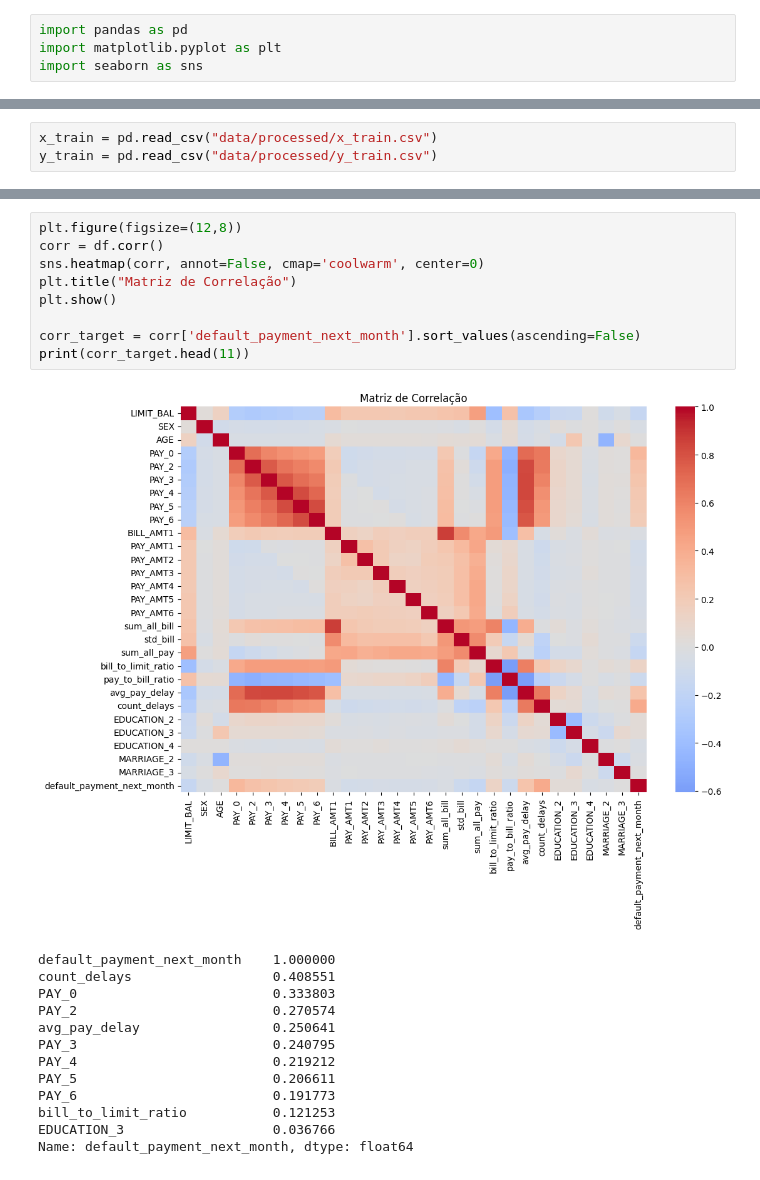
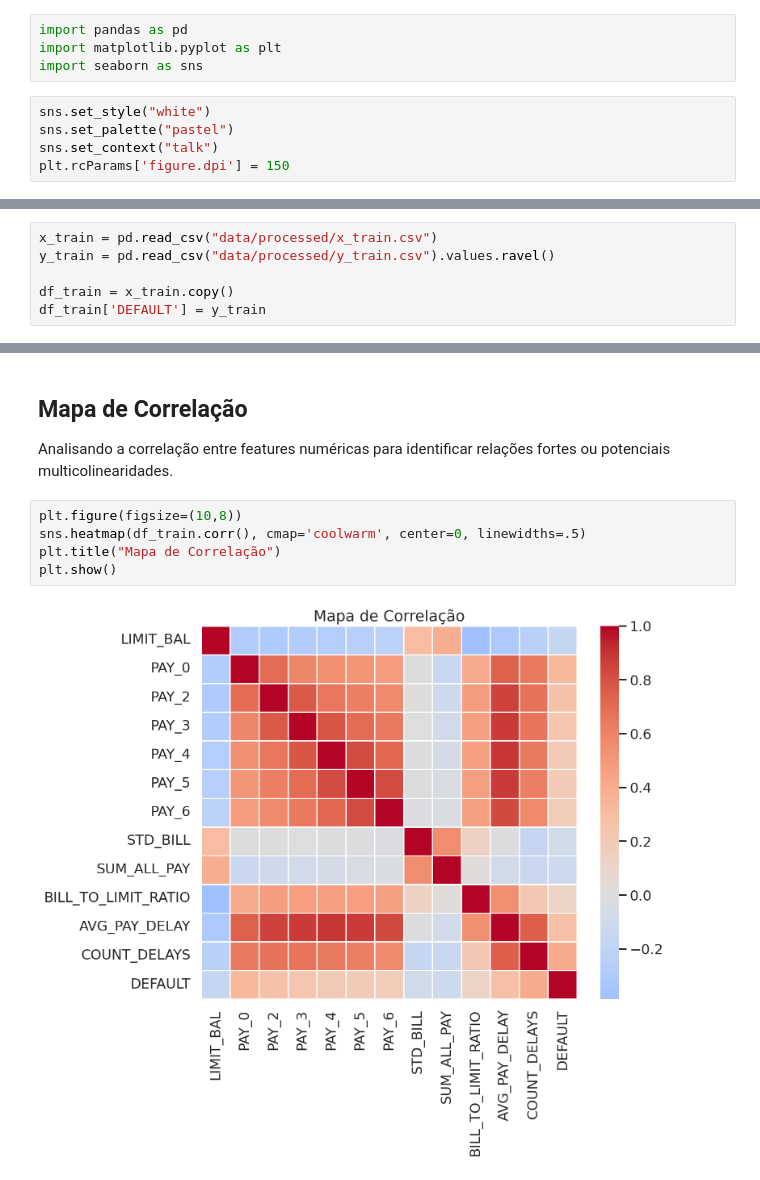
Before and after one commit to MatheusEdu12/analise-credito, a Jupyter notebook: notebooks/03_analise_exploratoria.ipynb, the cells around one changed output, grey strips where cells are left out. Drawn from its saved outputs; the diff is of its cells as text.

```diff
--- a/notebooks/03_analise_exploratoria.ipynb
+++ b/notebooks/03_analise_exploratoria.ipynb
@@ -2,3 +7,8 @@
 import pandas as pd
 import matplotlib.pyplot as plt
 import seaborn as sns
+# %%
+sns.set_style("white")
+sns.set_palette("pastel")
+sns.set_context("talk")
+plt.rcParams['figure.dpi'] = 150
@@ -5,3 +18,6 @@ import seaborn as sns
 # %%
 x_train = pd.read_csv("data/processed/x_train.csv")
-y_train = pd.read_csv("data/processed/y_train.csv")
+y_train = pd.read_csv("data/processed/y_train.csv").values.ravel()
+
+df_train = x_train.copy()
+df_train['DEFAULT'] = y_train
@@ -41,23 +36,10 @@ for col in cat_cols:
+# %% [markdown]
+## Mapa de Correlação
+Analisando a correlação entre features numéricas para identificar relações fortes ou potenciais multicolinearidades.
 # %%
-plt.figure(figsize=(12,8))
-corr = df.corr()
-sns.heatmap(corr, annot=False, cmap='coolwarm', center=0)
-plt.title("Matriz de Correlação")
+plt.figure(figsize=(10,8))
+sns.heatmap(df_train.corr(), cmap='coolwarm', center=0, linewidths=.5)
+plt.title("Mapa de Correlação")
 plt.show()
-
-corr_target = corr['default_payment_next_month'].sort_values(ascending=False)
-print(corr_target.head(11))
 # %% [output]
-[figure, old version]
+[figure, new version]
-default_payment_next_month    1.000000
-count_delays                  0.408551
-PAY_0                         0.333803
-PAY_2                         0.270574
-avg_pay_delay                 0.250641
-PAY_3                         0.240795
-PAY_4                         0.219212
-PAY_5                         0.206611
-PAY_6                         0.191773
-bill_to_limit_ratio           0.121253
-EDUCATION_3                   0.036766
-Name: default_payment_next_month, dtype: float64
```
Also changed, not shown: parts of 7 cells of this notebook, 11 other files.
